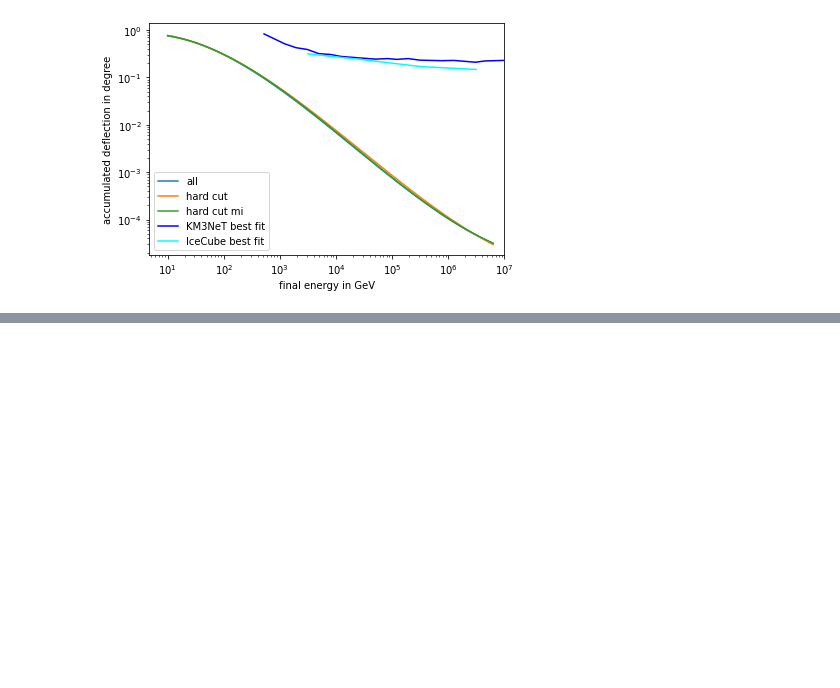
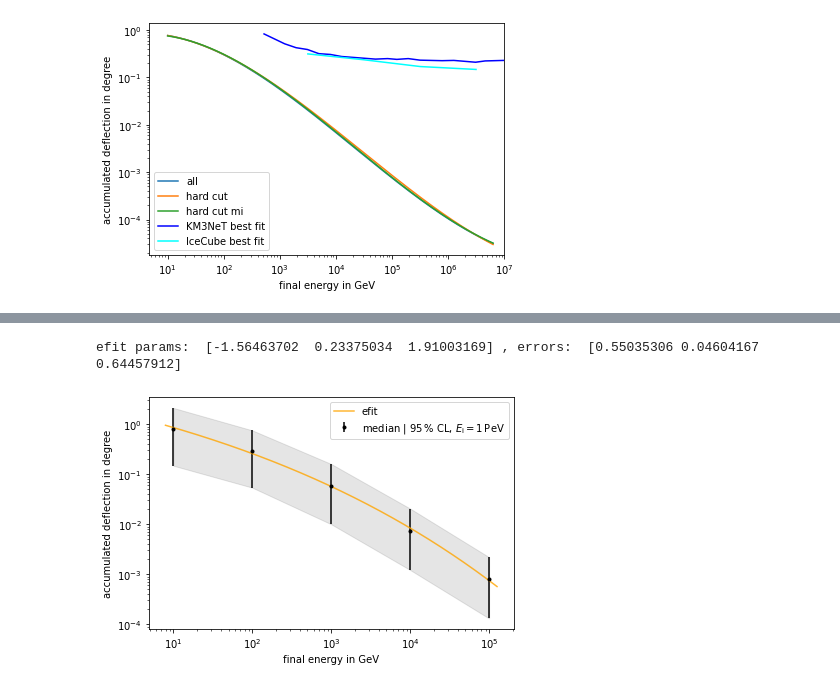
Before and after one commit to pascalgutjahr/muon-deflection-paper, a Jupyter notebook: deflection/total_defl_combined_moliere.ipynb, the cells around one changed output, grey strips where cells are left out. Cells and saved outputs as stored; diff of their text form; code cells hidden in the pictures; blank space fills up the shorter version.

```diff
--- a/deflection/total_defl_combined_moliere.ipynb
+++ b/deflection/total_defl_combined_moliere.ipynb
@@ -1048,0 +1069,36 @@ if save_plot:
+# %%
+### fit deflection medians
+x = np.logspace(0.1, 6, 1000)
+
+E_f_dpg = []
+deflection_median_1P_dpg = []
+deflection_median_upper_1P_dpg = []
+deflection_median_lower_1P_dpg = []
+for e in [0, 2, 4, 6, 8]:
+    E_f_dpg.append(E_f[e])
+    deflection_median_1P_dpg.append(deflection_median_1P_cut_10[e])
+    deflection_median_upper_1P_dpg.append(deflection_median_upper_1P_cut_10[e])
+    deflection_median_lower_1P_dpg.append(deflection_median_lower_1P_cut_10[e])
+# E_i = 1 PeV
+params, cov = curve_fit(efit, np.log10(E_f_dpg), np.log10(deflection_median_1P_dpg))
+errors = np.sqrt(np.diag(cov))
+print('efit params: ', params, ', errors: ', errors)
+x = np.logspace(0.9, 5.1, 1000)
+plt.plot(x, np.power(10, efit(np.log10(x), *params)), color='orange', alpha=0.8, label='efit')
+
+plt.errorbar(E_f_dpg, deflection_median_1P_dpg, yerr=(deflection_median_lower_1P_dpg, deflection_median_upper_1P_dpg), fmt='.', color='black', alpha=1, label=r'median | $95\,$% CL, $E_\mathrm{i} = 1\,$PeV')
+plt.fill_between(E_f_dpg, np.array(deflection_median_1P_dpg)-np.array(deflection_median_lower_1P_dpg), np.array(deflection_median_1P_dpg) + np.array(deflection_median_upper_1P_dpg), alpha=0.1, color='black')
+
+
+
+plt.xscale('log')
+plt.yscale('log')
+plt.xlabel('final energy in GeV')
+plt.ylabel('accumulated deflection in degree')
+plt.legend()
+plt.tight_layout()
+if save_plot:
+    plt.savefig(plot_dir + 'fit_median_defl_1PeV_DPG.pdf')
+# %% [output]
+efit params:  [-1.56463702  0.23375034  1.91003169] , errors:  [0.55035306 0.04604167 0.64457912]
+[figure, added]
```
Also changed, not shown: parts of 2 cells of this notebook, 1 other file.
